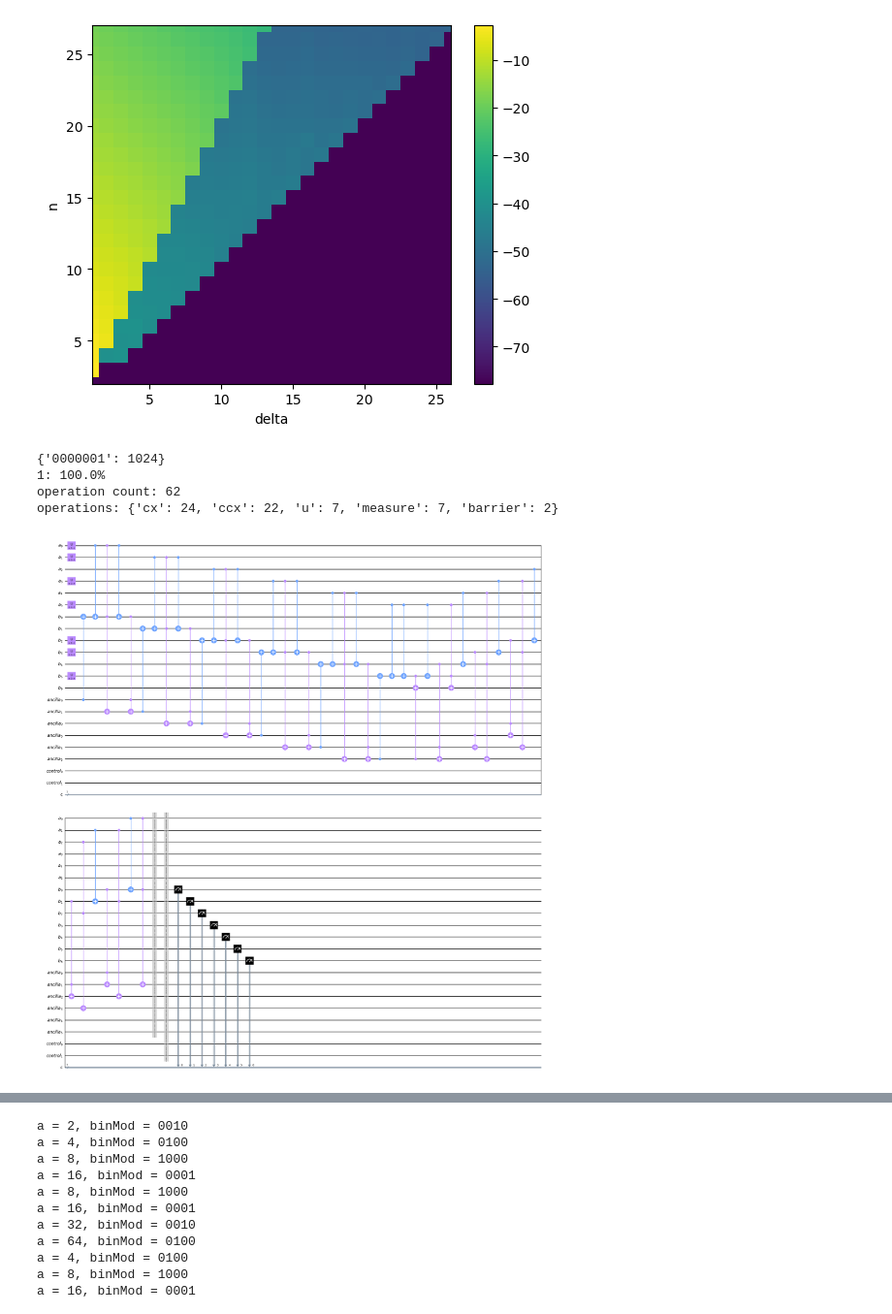
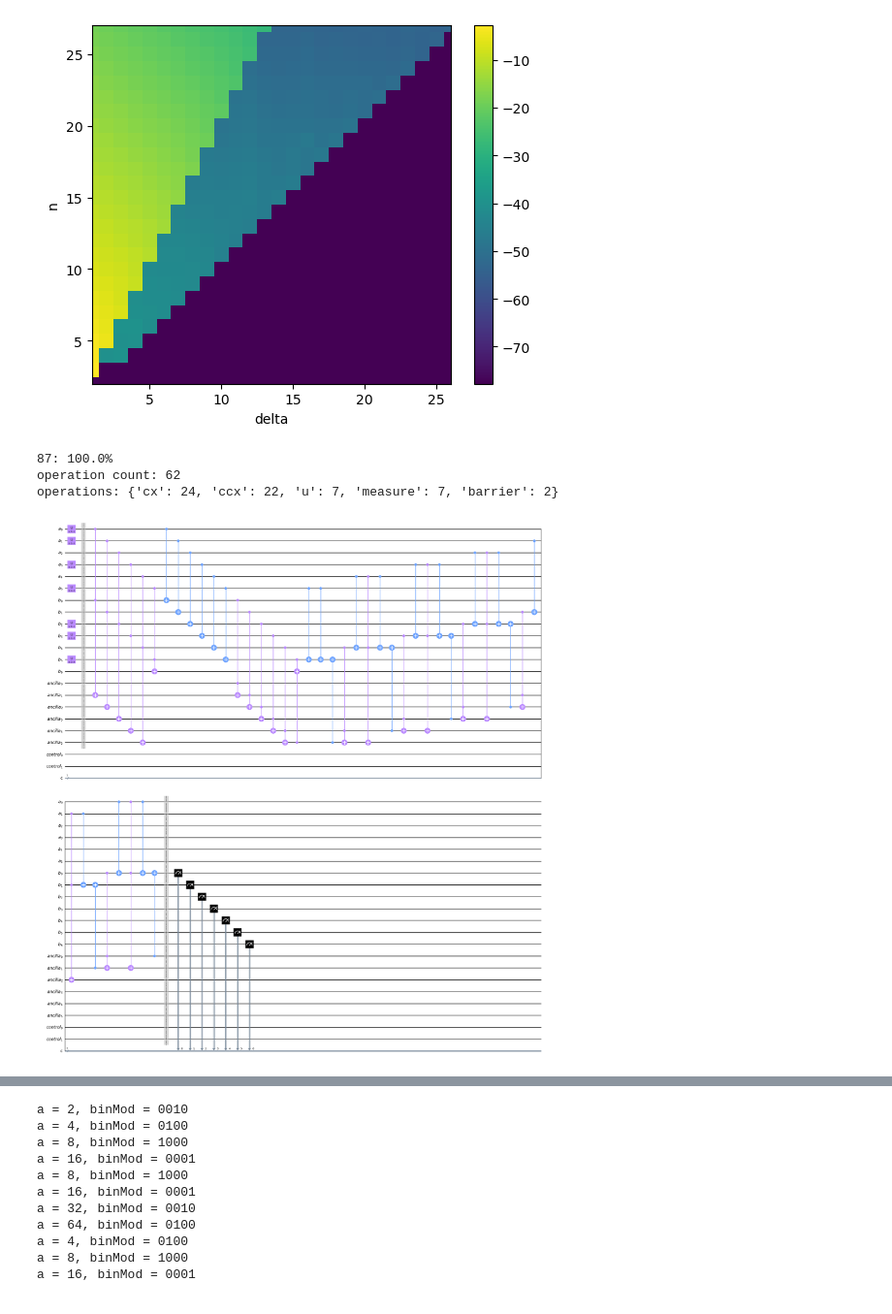
Before and after one commit to JuliuszSyrewicz/quantumFactorization, a Jupyter notebook: demo.ipynb, the cells around one changed output, grey strips where cells are left out. Shown at 97% size. Drawn from its saved outputs; the diff is of its cells as text; code cells hidden in the pictures.

Commit message:
Updated some of the fourier space circuit handling to match other circuits. Improved readability of readability for simulating the circuits in the demo.

```diff
--- a/demo.ipynb
+++ b/demo.ipynb
@@ -83,35 +80,25 @@ x = 5, y = 4, data = 5.095750210681871e-18
 # %%
 # n-bit adder
 from qiskit import QuantumRegister, ClassicalRegister
 
 # addends
 a = 43
 b = 44
 
-reverse_bool = True
+reverse_bool = False
 qc = adderCircuit(a, b, reverse_bool)
-
-simulator = Aer.get_backend('qasm_simulator')
-job_sim = simulator.run(qk.transpile(qc, simulator), shots=1024)
-result_sim = job_sim.result()
-counts = result_sim.get_counts(qc)
-print(counts)
-
-counts = convertKeys(counts)
-for outcome, count in counts.items():
-    print("{}: {}%".format(outcome, count / sum(counts.values()) * 100))
+simulate(qc, 1024)
 
 decomposed = qc.decompose(reps=2)
 print("operation count: {}".format(sum(dict(decomposed.count_ops()).values())))
 print("operations: {}".format(dict(decomposed.count_ops())))
 
-decomposed.draw(output="mpl", fold=40, filename="circuits/{}-bitAdderDecomposed{}.png".format(n, "Reversed" if reverse_bool == True else ""))
+decomposed.draw(output="mpl", fold=40, filename="circuits/{}-bitAdderDecomposed{}.png".format(len(bin(max(a, b))[2:]), "Reversed" if reverse_bool == True else ""))
 # %% [output]
-{'0000001': 1024}
-1: 100.0%
+87: 100.0%
 operation count: 62
 operations: {'cx': 24, 'ccx': 22, 'u': 7, 'measure': 7, 'barrier': 2}
-[figure, old version]
+[figure, new version]
 # %%
 a = 29
 b = 27
```
Also changed, not shown: parts of 3 cells of this notebook, 5 other files.
